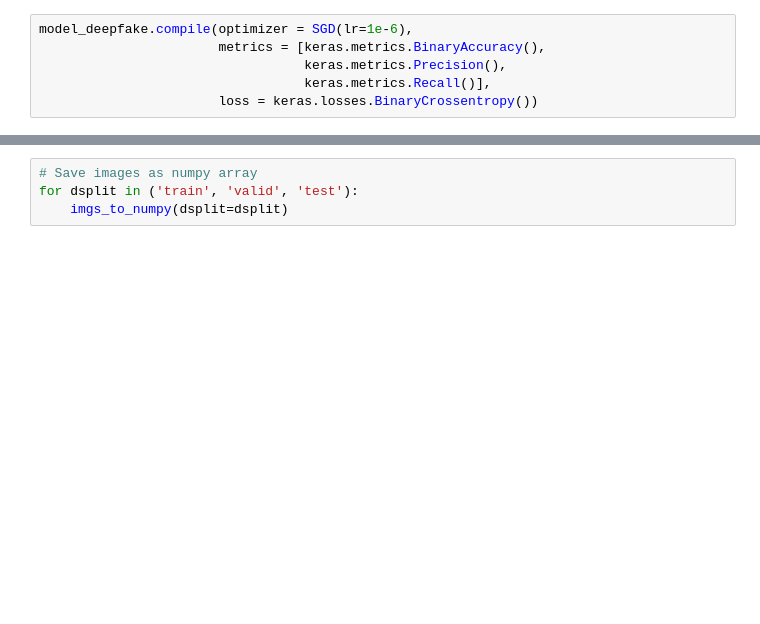
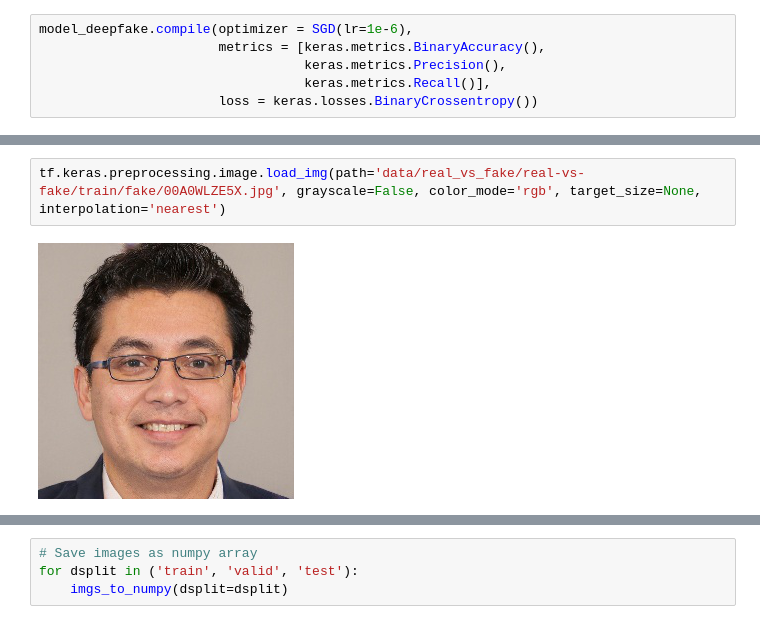
Before and after one commit to culotta2/deepFakeCNN, a Jupyter notebook: neuralNetwork_dev.ipynb, the cells around one changed output, grey strips where cells are left out. Saved outputs shown, nothing was run; the diff lists cells and outputs as text; blank space fills up the shorter version.

```diff
--- a/neuralNetwork_dev.ipynb
+++ b/neuralNetwork_dev.ipynb
@@ -76,0 +107,4 @@ _________________________________________________________________
+# %%
+tf.keras.preprocessing.image.load_img(path='data/real_vs_fake/real-vs-fake/train/fake/00A0WLZE5X.jpg', grayscale=False, color_mode='rgb', target_size=None, interpolation='nearest')
+# %% [output]
+[figure, added]
```
Also changed, not shown: parts of 13 cells of this notebook.
